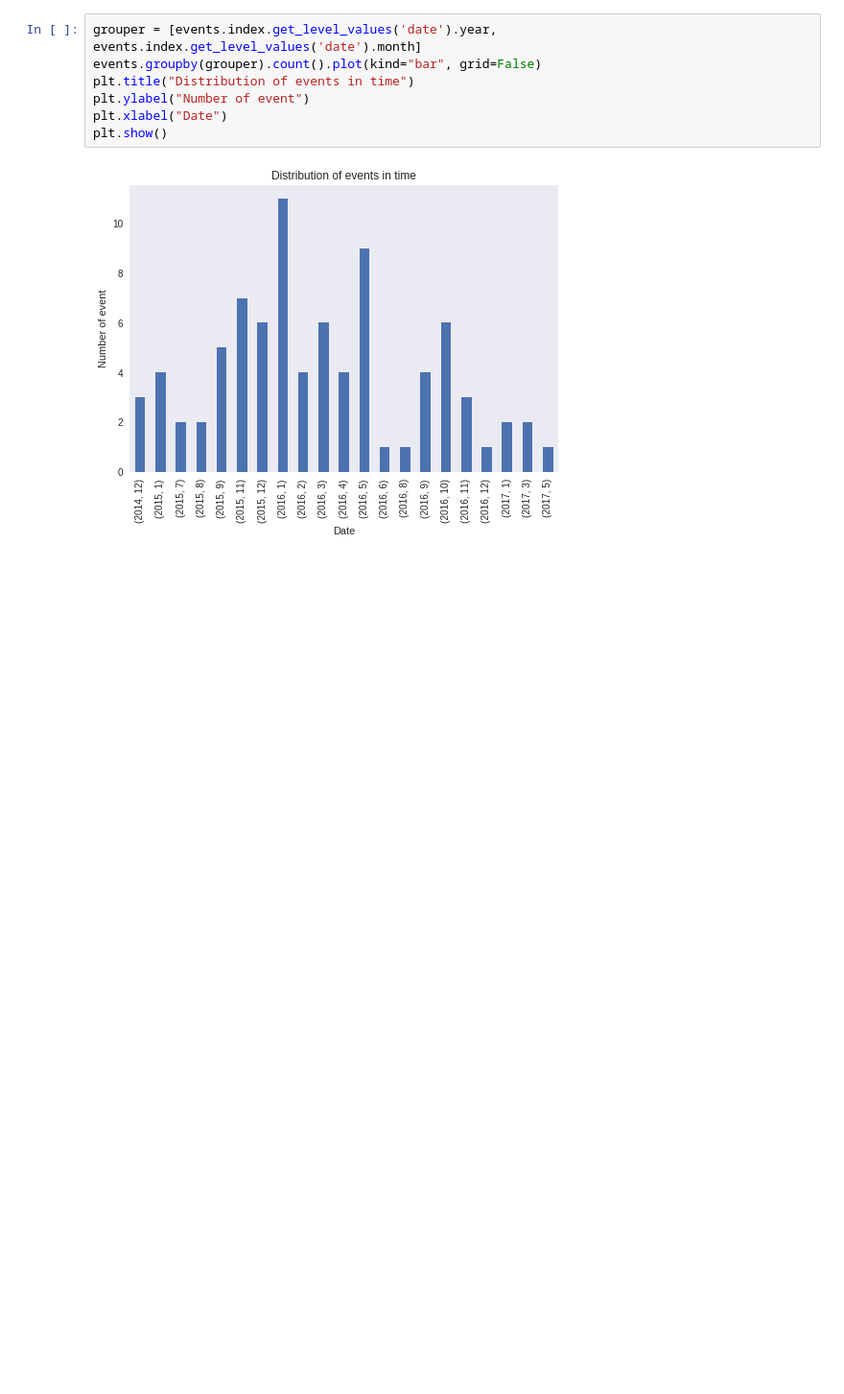
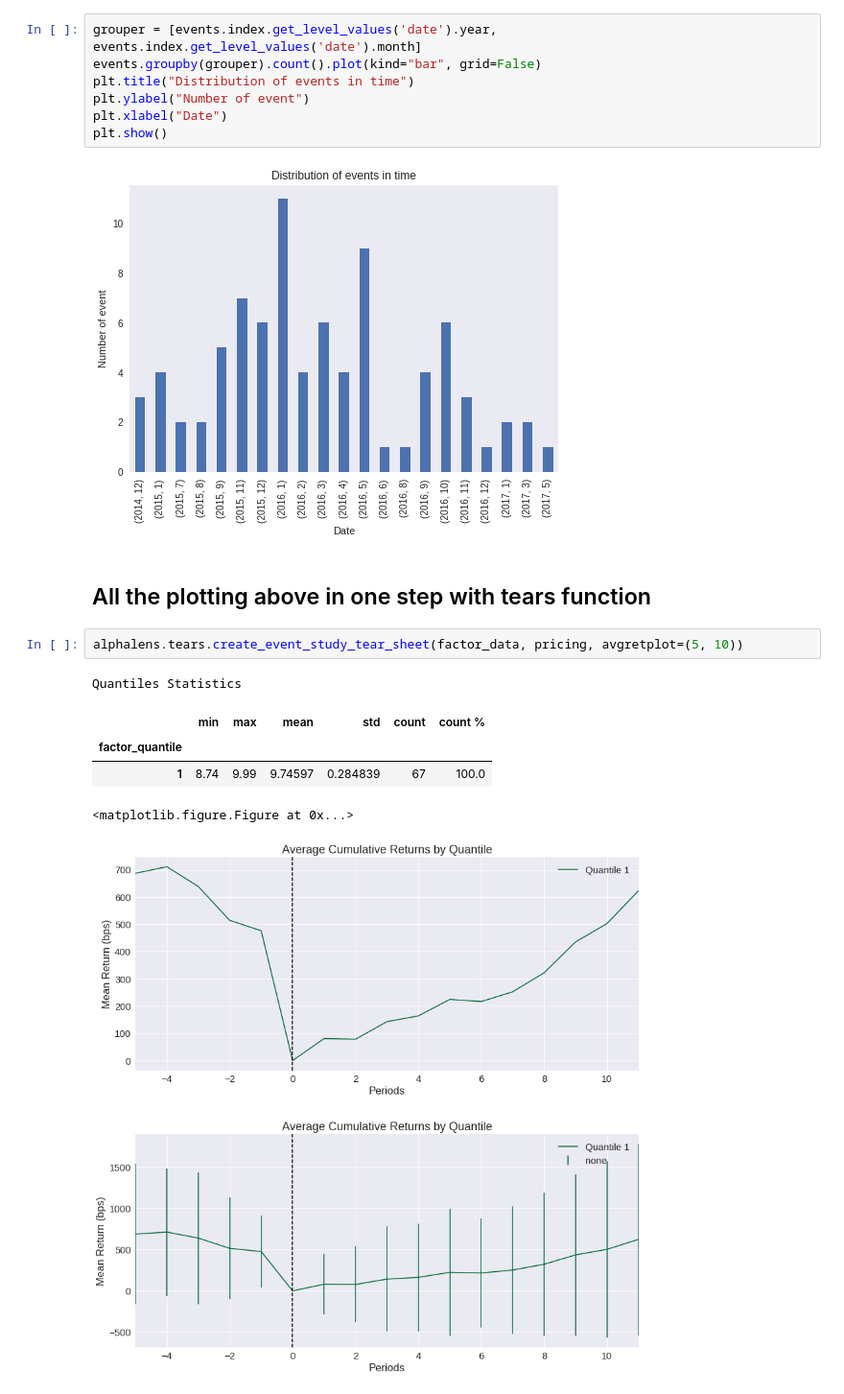
Before and after one commit to quantopian/alphalens, a Jupyter notebook: alphalens/examples/event_study.ipynb, the cells around one changed output. Shown at 96% size. Drawn from its saved outputs; the diff is of its cells as text; blank space fills up the shorter version.

Commit message:
Added alphalens.tears.create_event_study_tear_sheet and updated example NB

```diff
--- a/alphalens/examples/event_study.ipynb
+++ b/alphalens/examples/event_study.ipynb
@@ -182,3 +182,14 @@ plt.xlabel("Date")
 plt.show()
 # %% [output]
 [figure]
+# %% [markdown]
+## All the plotting above in one step with tears function
+# %%
+alphalens.tears.create_event_study_tear_sheet(factor_data, pricing, avgretplot=(5, 10))
+# %% [output]
+Quantiles Statistics
+|  | min | max | mean | std | count | count % |
+| factor_quantile |  |  |  |  |  |  |
+| 1 | 8.74 | 9.99 | 9.74597 | 0.284839 | 67 | 100.0 |
+<matplotlib.figure.Figure at 0x...>
+[figure, added]
```
Also changed, not shown: parts of 1 cell of this notebook, 1 other file.
